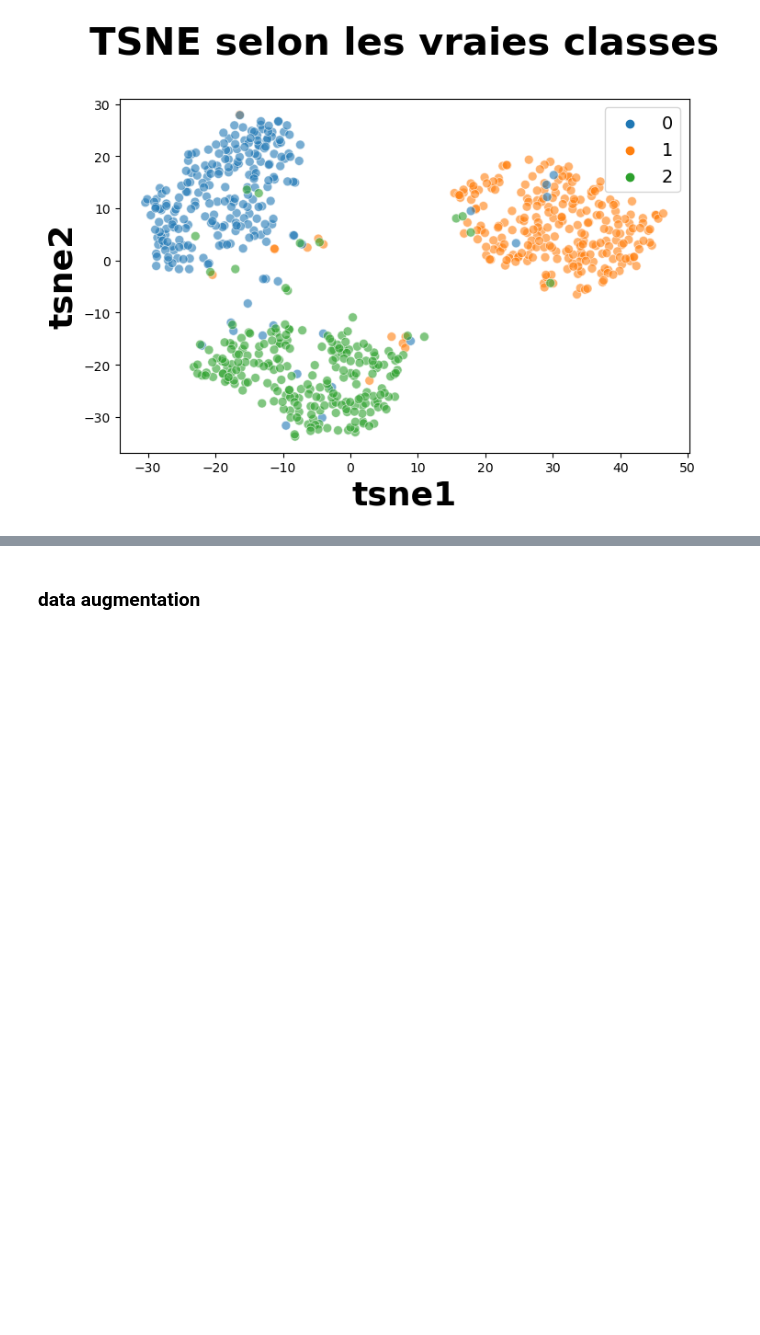
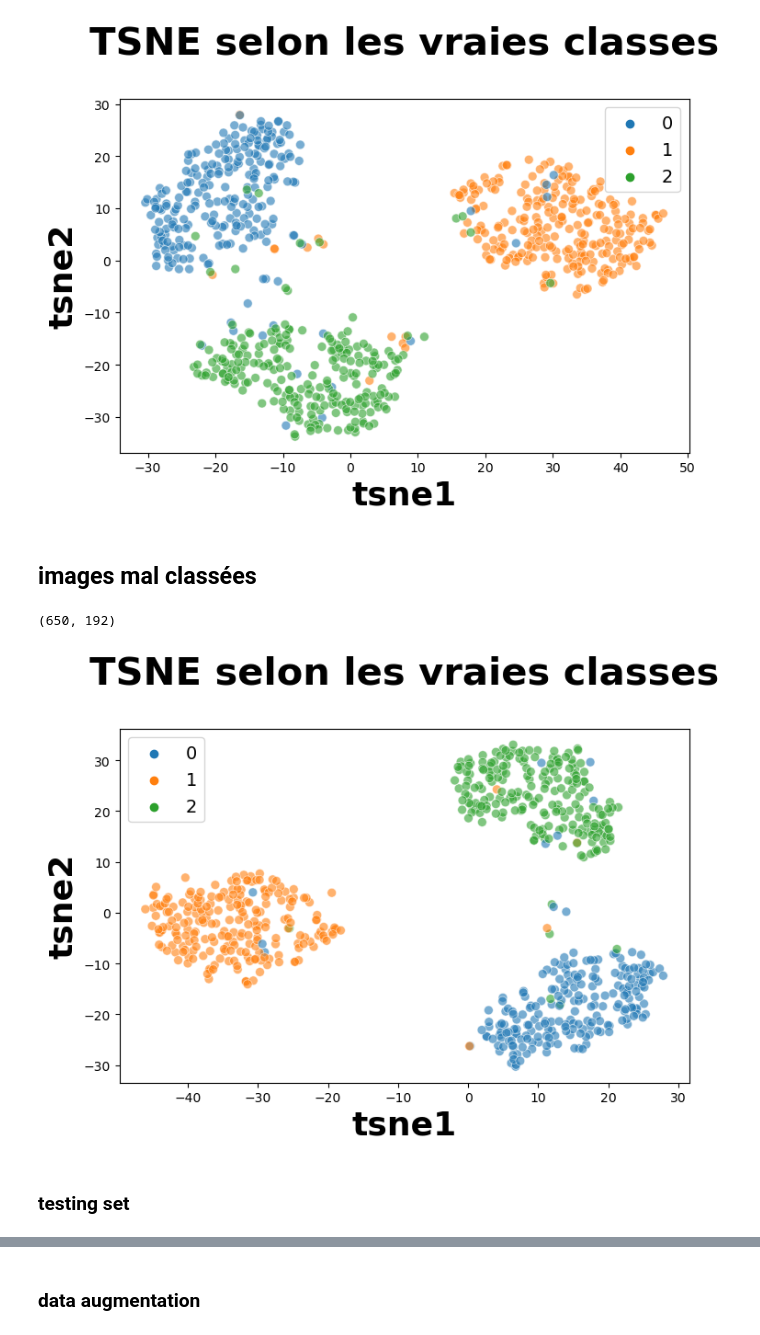
Before and after one commit to Kiwinokoto/OC_projet_6_Classer_des_images, a Jupyter notebook: Oudelet_Kevin_2_2_suite_notebook_model_perso_180324.ipynb, the cells around one changed output, grey strips where cells are left out. Drawn from its saved outputs; the diff is of its cells as text; code cells hidden in the pictures; blank space fills up the shorter version.

Commit message:
images mal classées

```diff
--- a/Oudelet_Kevin_2_2_suite_notebook_model_perso_180324.ipynb
+++ b/Oudelet_Kevin_2_2_suite_notebook_model_perso_180324.ipynb
@@ -577,2 +580,53 @@ plt.show()
 # %% [output]
 [figure]
+# %% [markdown]
+## images mal classées
+# %%
+# tsne sur les vrai classes, training + val set uniquement
+
+X_feature = feature_to_array(feature=feature, norm=norm, expand=True, predict=True)
+y_target = np.asarray(data["target"])
+
+X_train, X_test, y_train, y_test = train_test_split(X_feature, y_target, test_size=0.1,
+                                                                shuffle=True, random_state=alea,
+                                                                stratify=y_target)
+
+# Reshape images to flatten them into vectors
+flattened_images = X_train.reshape(X_train.shape[0], -1)
+print(flattened_images.shape)
+
+# Normalize the data
+scaler = StandardScaler()
+normalized_images = scaler.fit_transform(flattened_images)
+# %% [output]
+(650, 192)
+# %%
+pca = decomposition.PCA(n_components=0.99)
+feat_pca= pca.fit_transform(normalized_images)
+
+tsne = manifold.TSNE(n_components=2, perplexity=30, n_iter=2000, init='random', random_state=6)
+X_tsne = tsne.fit_transform(feat_pca)
+# %%
+# factoriser !
+
+df_tsne = pd.DataFrame(X_tsne, columns=['tsne1', 'tsne2'])
+df_tsne["class"] = y_train
+
+plt.figure(figsize=(8,5))
+sns.scatterplot(
+    x="tsne1", y="tsne2",
+    hue="class",
+    palette=sns.color_palette('tab10', n_colors=nb_classes), s=50, alpha=0.6,
+    data=df_tsne,
+    legend="brief")
+
+plt.title('TSNE selon les vraies classes', fontsize = 30, pad = 35, fontweight = 'bold')
+plt.xlabel('tsne1', fontsize = 26, fontweight = 'bold')
+plt.ylabel('tsne2', fontsize = 26, fontweight = 'bold')
+plt.legend(prop={'size': 14})
+
+plt.show()
+# %% [output]
+[figure, added]
+# %% [markdown]
+### testing set
```
Also changed, not shown: parts of 15 cells of this notebook.
